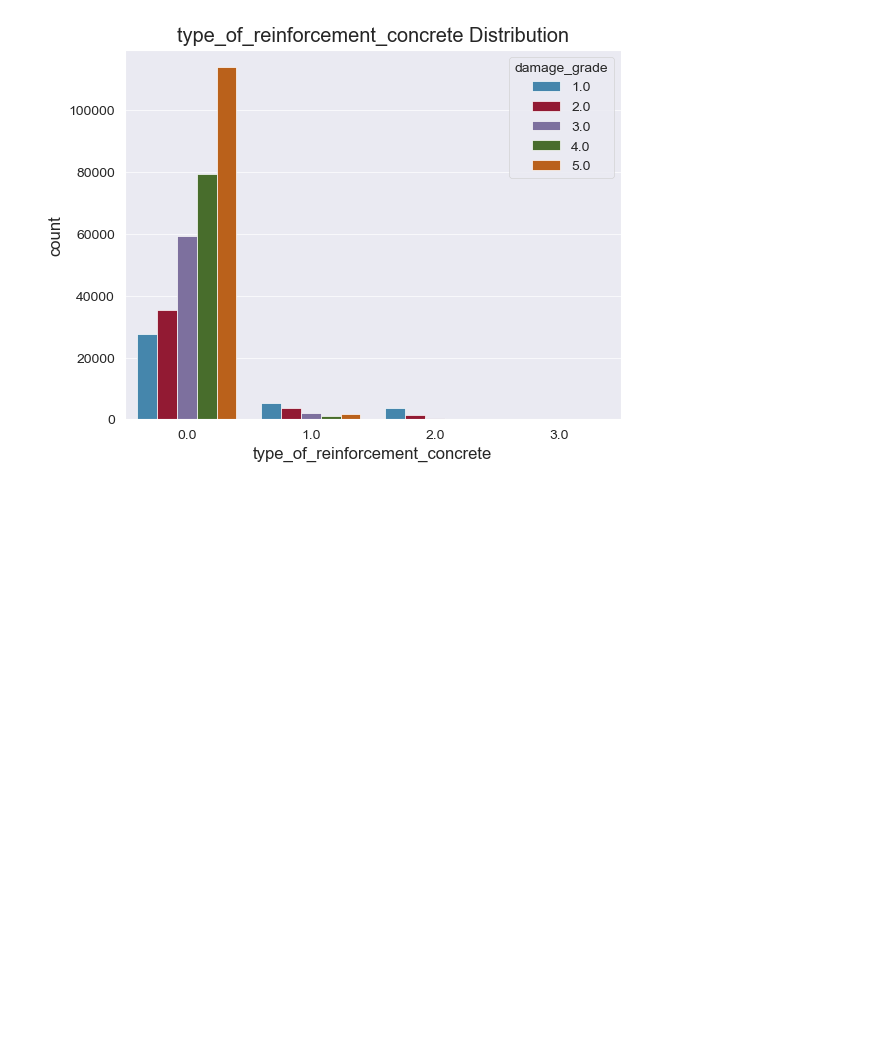
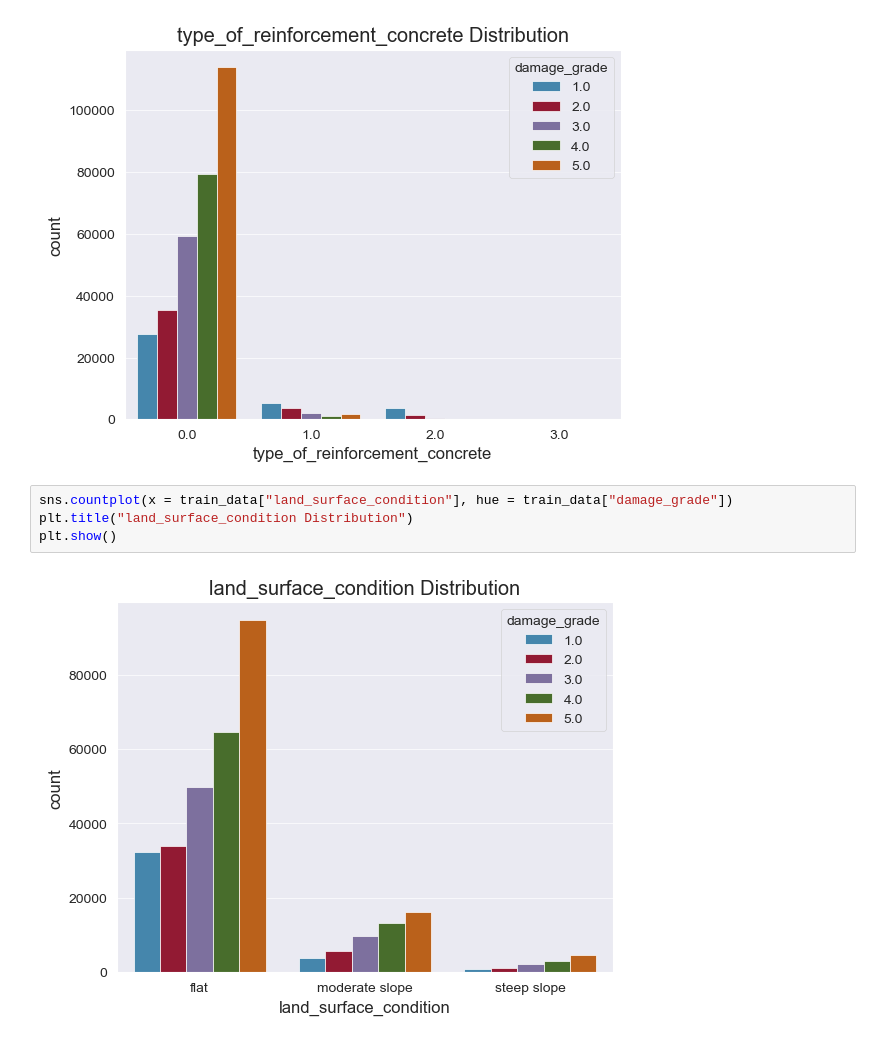
Before and after one commit to elskow/Data-Elims, a Jupyter notebook: 3-EDA/EDA.ipynb, the cells around one changed output. Drawn from its saved outputs; the diff is of its cells as text; blank space fills up the shorter version.

Commit message:
land of surface

```diff
--- a/3-EDA/EDA.ipynb
+++ b/3-EDA/EDA.ipynb
@@ -187,3 +187,9 @@ plt.title("type_of_reinforcement_concrete Distribution")
 plt.show()
 # %% [output]
 [figure]
+# %%
+sns.countplot(x = train_data["land_surface_condition"], hue = train_data["damage_grade"])
+plt.title("land_surface_condition Distribution")
+plt.show()
+# %% [output]
+[figure, added]
```
